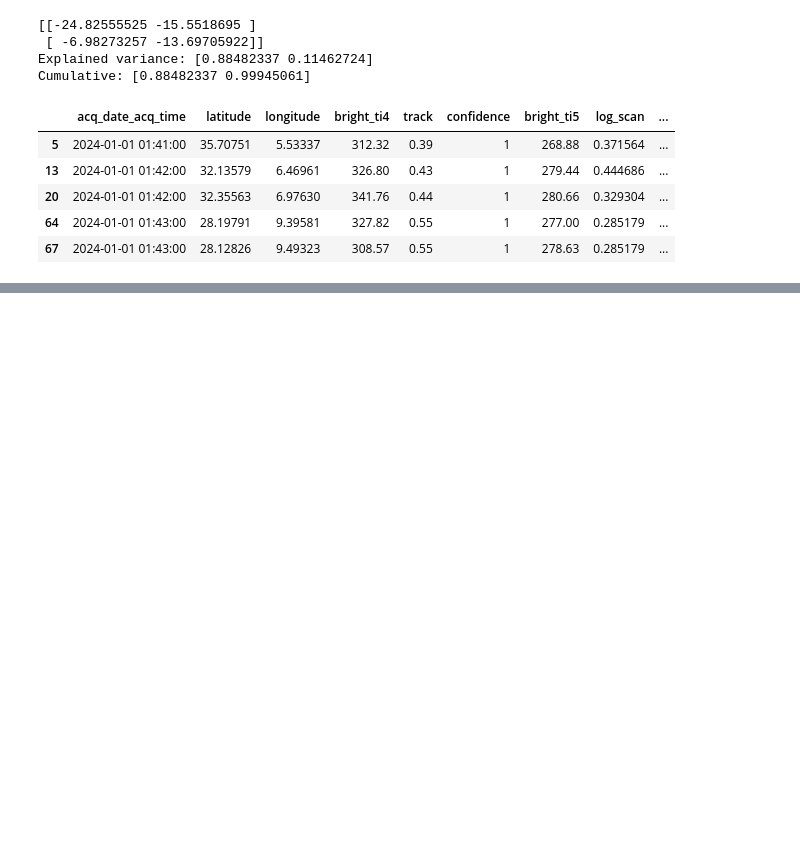
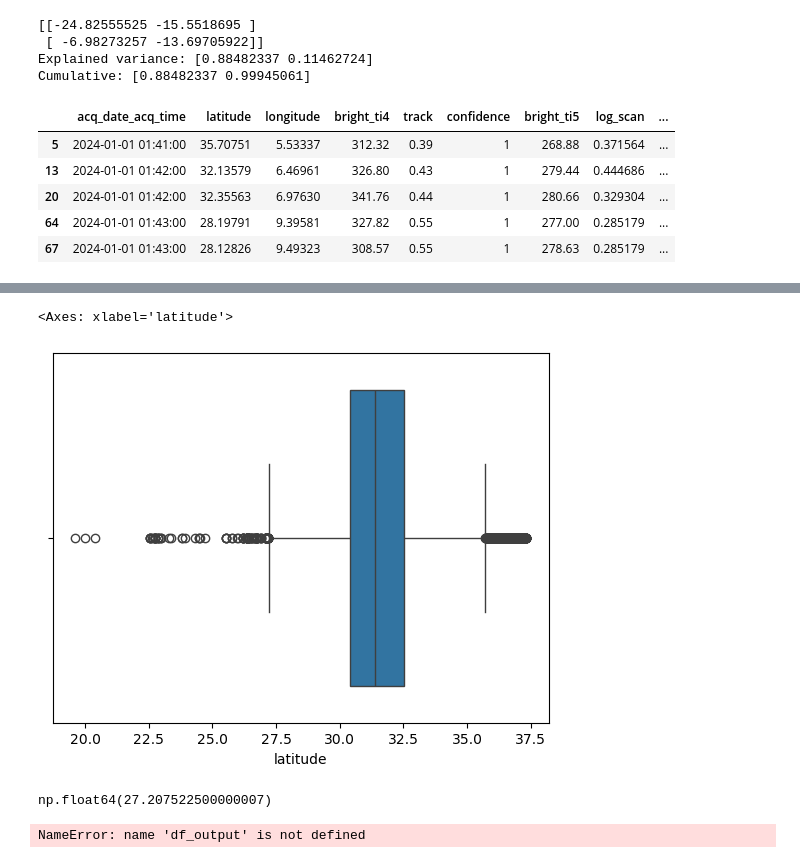
Before and after one commit to b-fatma/S2I-DM, a Jupyter notebook: src/preprocessing/fire.ipynb, the cells around one changed output, grey strips where cells are left out. Cells and saved outputs as stored; diff of their text form; code cells hidden in the pictures; blank space fills up the shorter version.

Commit message:
pre-merge

```diff
--- a/src/preprocessing/fire.ipynb
+++ b/src/preprocessing/fire.ipynb
@@ -455,0 +460,13 @@ memory usage: 1.4 MB
+# %%
+sns.boxplot(df, x='latitude')
+# %% [output]
+<Axes: xlabel='latitude'>
+[figure, added]
+# %%
+q1 = df['latitude'].quantile(0.25)
+q3 = df['latitude'].quantile(0.75)
+iqr = q3 - q1
+lower = q1 - 1.5 * iqr
+lower
+# %% [output]
+np.float64(27.207522500000007)
@@ -455,0 +475,4 @@ memory usage: 1.4 MB
+# %%
+df_output.to_csv('../../data/pre-merge/fire.csv', index=False)
+# %% [output]
+NameError: name 'df_output' is not defined
```
Also changed, not shown: parts of 12 cells of this notebook, 6 other files.
